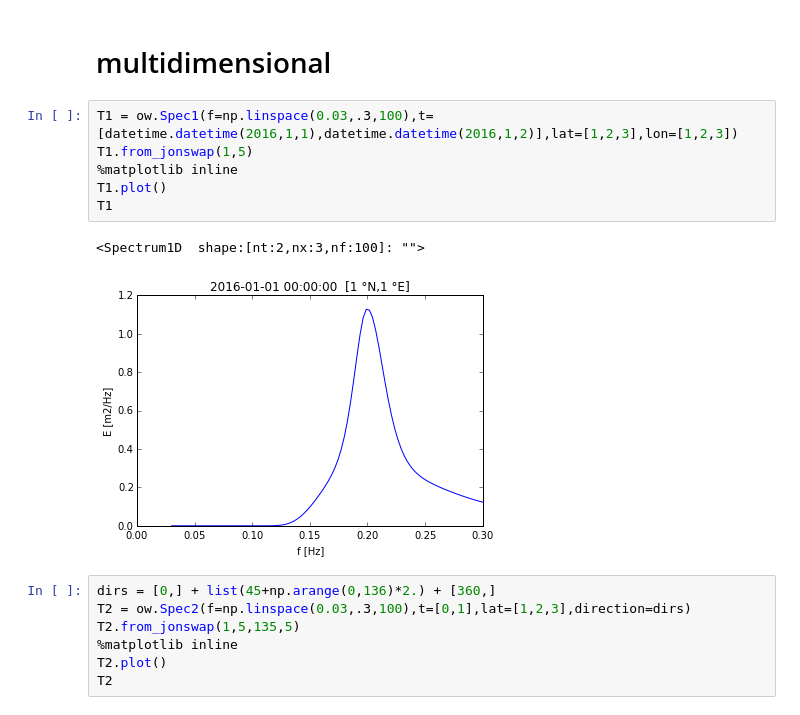
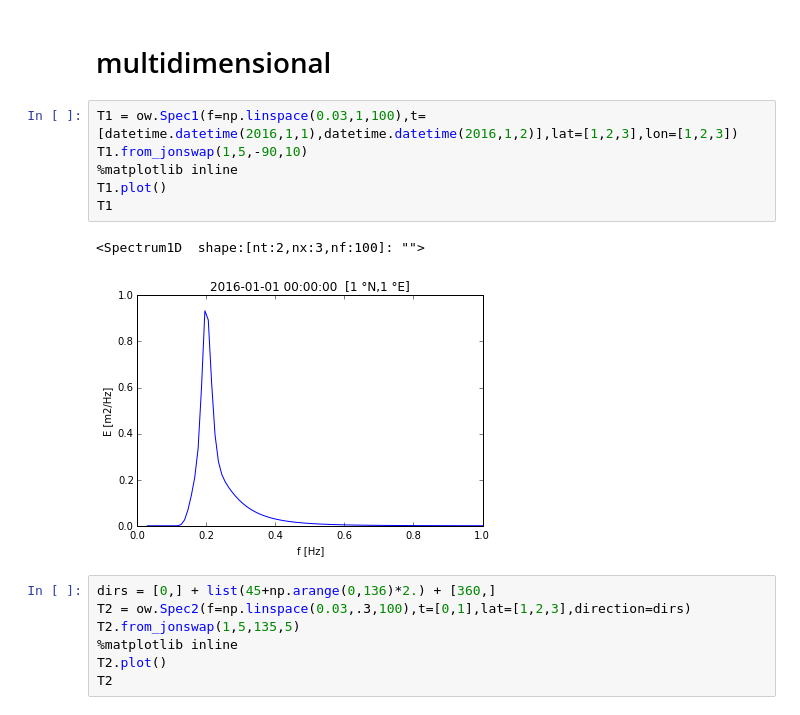
Before and after one commit to openearth/pyswan, a Jupyter notebook: oceanwaves.ipynb, the cells around one changed output. Cells and saved outputs as stored; diff of their text form.

Commit message:
from_jonswap 1D and 2D have now same arguments (Hm0,Tp,pdir,ms) test cases now generate jonswap > write swan > read swan > check Hm0==1 tests moved to separate file to keep documentation clean

```diff
--- a/oceanwaves.ipynb
+++ b/oceanwaves.ipynb
@@ -237,14 +238,14 @@ Exception: dimensions E (100, 360) do not match t,x,f,direction (1, 1, 100, 360)
 # %% [markdown]
 # multidimensional
 # %%
-T1 = ow.Spec1(f=np.linspace(0.03,.3,100),t=[datetime.datetime(2016,1,1),datetime.datetime(2016,1,2)],lat=[1,2,3],lon=[1,2,3])
-T1.from_jonswap(1,5)
+T1 = ow.Spec1(f=np.linspace(0.03,1,100),t=[datetime.datetime(2016,1,1),datetime.datetime(2016,1,2)],lat=[1,2,3],lon=[1,2,3])
+T1.from_jonswap(1,5,-90,10)
 %matplotlib inline
 T1.plot()
 T1
 # %% [output]
 <Spectrum1D  shape:[nt:2,nx:3,nf:100]: "">
-[figure, old version]
+[figure, new version]
 # %%
 dirs = [0,] + list(45+np.arange(0,136)*2.) + [360,]
 T2 = ow.Spec2(f=np.linspace(0.03,.3,100),t=[0,1],lat=[1,2,3],direction=dirs)
```
Also changed, not shown: parts of 4 cells of this notebook, 40 other files.
